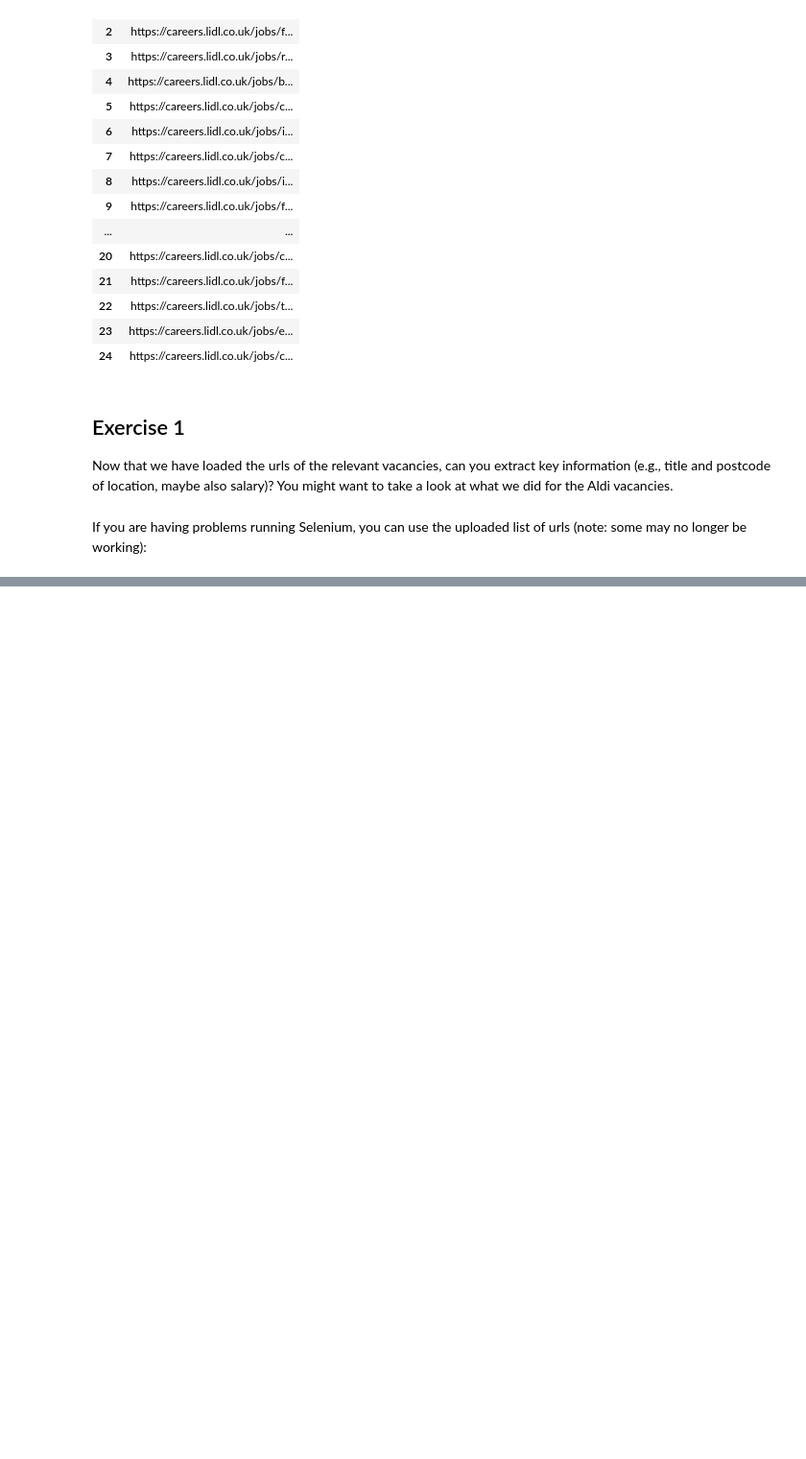
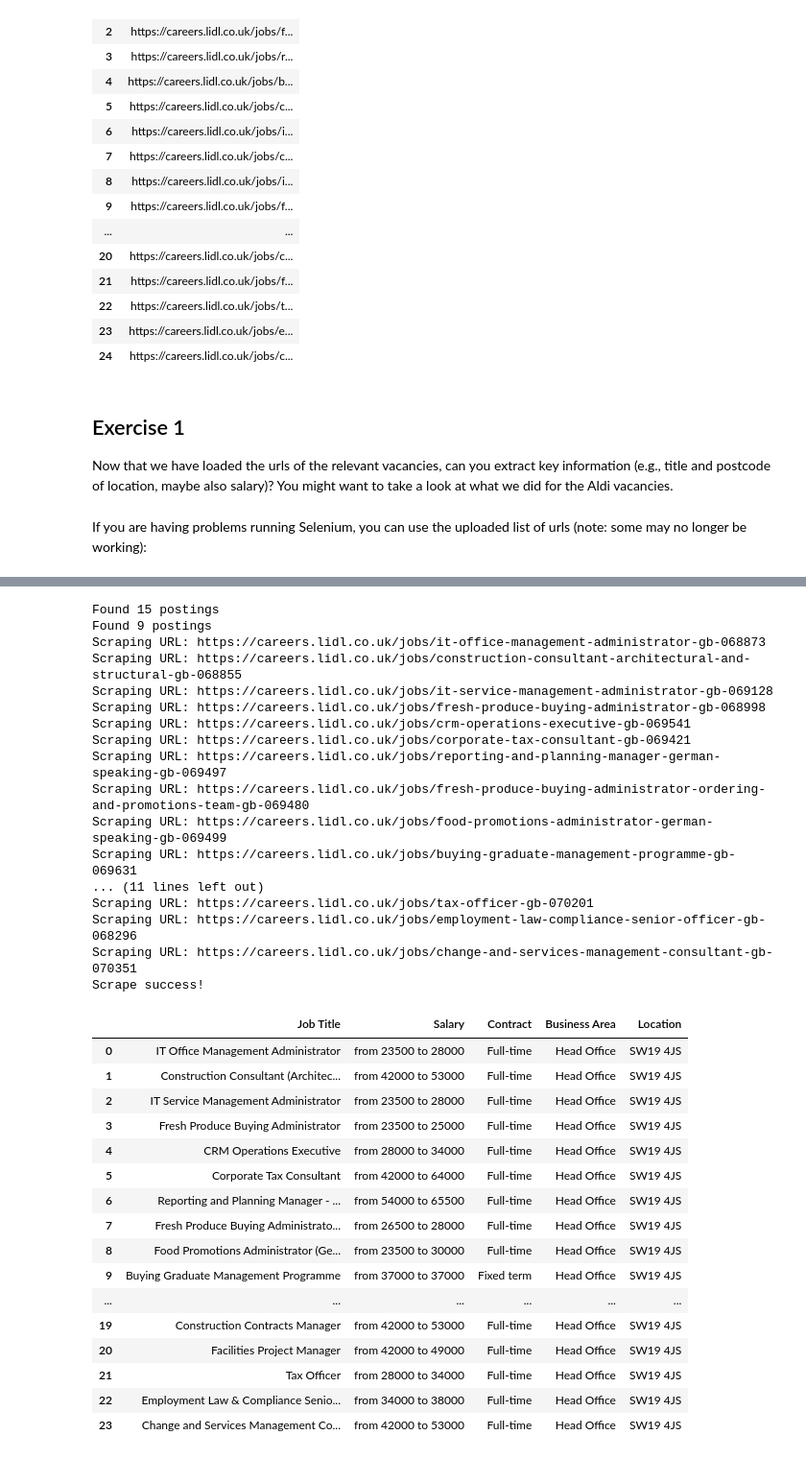
Before and after one commit to mattlim96/digi-tech-smm750, a Jupyter notebook: tutorial01/DTVC_Tutorial 1_Exercise notebook.ipynb, the cells around one changed output, grey strips where cells are left out. Shown at 96% size. Cells and saved outputs as stored; diff of their text form; code cells hidden in the pictures; blank space fills up the shorter version.

Commit message:
Completes lidl job scraping function

```diff
--- a/tutorial01/DTVC_Tutorial 1_Exercise notebook.ipynb
+++ b/tutorial01/DTVC_Tutorial 1_Exercise notebook.ipynb
@@ -504,0 +473,38 @@ df
+# %%
+lidl_jobs = scrape_lidl_jobs()
+lidl_jobs
+# %% [output]
+Found 15 postings
+Found 9 postings
+Scraping URL: https://careers.lidl.co.uk/jobs/it-office-management-administrator-gb-068873
+Scraping URL: https://careers.lidl.co.uk/jobs/construction-consultant-architectural-and-structural-gb-068855
+Scraping URL: https://careers.lidl.co.uk/jobs/it-service-management-administrator-gb-069128
+Scraping URL: https://careers.lidl.co.uk/jobs/fresh-produce-buying-administrator-gb-068998
+Scraping URL: https://careers.lidl.co.uk/jobs/crm-operations-executive-gb-069541
+Scraping URL: https://careers.lidl.co.uk/jobs/corporate-tax-consultant-gb-069421
+Scraping URL: https://careers.lidl.co.uk/jobs/reporting-and-planning-manager-german-speaking-gb-069497
+Scraping URL: https://careers.lidl.co.uk/jobs/fresh-produce-buying-administrator-ordering-and-promotions-team-gb-069480
+Scraping URL: https://careers.lidl.co.uk/jobs/food-promotions-administrator-german-speaking-gb-069499
+Scraping URL: https://careers.lidl.co.uk/jobs/buying-graduate-management-programme-gb-069631
+... (11 lines left out)
+Scraping URL: https://careers.lidl.co.uk/jobs/tax-officer-gb-070201
+Scraping URL: https://careers.lidl.co.uk/jobs/employment-law-compliance-senior-officer-gb-068296
+Scraping URL: https://careers.lidl.co.uk/jobs/change-and-services-management-consultant-gb-070351
+Scrape success!
+|  | Job Title | Salary | Contract | Business Area | Location |
+| 0 | IT Office Management Administrator | from 23500 to 28000 | Full-time | Head Office | SW19 4JS |
+| 1 | Construction Consultant (Architec... | from 42000 to 53000 | Full-time | Head Office | SW19 4JS |
+| 2 | IT Service Management Administrator | from 23500 to 28000 | Full-time | Head Office | SW19 4JS |
+| 3 | Fresh Produce Buying Administrator | from 23500 to 25000 | Full-time | Head Office | SW19 4JS |
+| 4 | CRM Operations Executive | from 28000 to 34000 | Full-time | Head Office | SW19 4JS |
+| 5 | Corporate Tax Consultant | from 42000 to 64000 | Full-time | Head Office | SW19 4JS |
+| 6 | Reporting and Planning Manager - ... | from 54000 to 65500 | Full-time | Head Office | SW19 4JS |
+| 7 | Fresh Produce Buying Administrato... | from 26500 to 28000 | Full-time | Head Office | SW19 4JS |
+| 8 | Food Promotions Administrator (Ge... | from 23500 to 30000 | Full-time | Head Office | SW19 4JS |
+| 9 | Buying Graduate Management Programme | from 37000 to 37000 | Fixed term | Head Office | SW19 4JS |
+| ... | ... | ... | ... | ... | ... |
+| 19 | Construction Contracts Manager | from 42000 to 53000 | Full-time | Head Office | SW19 4JS |
+| 20 | Facilities Project Manager | from 42000 to 49000 | Full-time | Head Office | SW19 4JS |
+| 21 | Tax Officer | from 28000 to 34000 | Full-time | Head Office | SW19 4JS |
+| 22 | Employment Law & Compliance Senio... | from 34000 to 38000 | Full-time | Head Office | SW19 4JS |
+| 23 | Change and Services Management Co... | from 42000 to 53000 | Full-time | Head Office | SW19 4JS |
```
Also changed, not shown: parts of 4 cells of this notebook.
